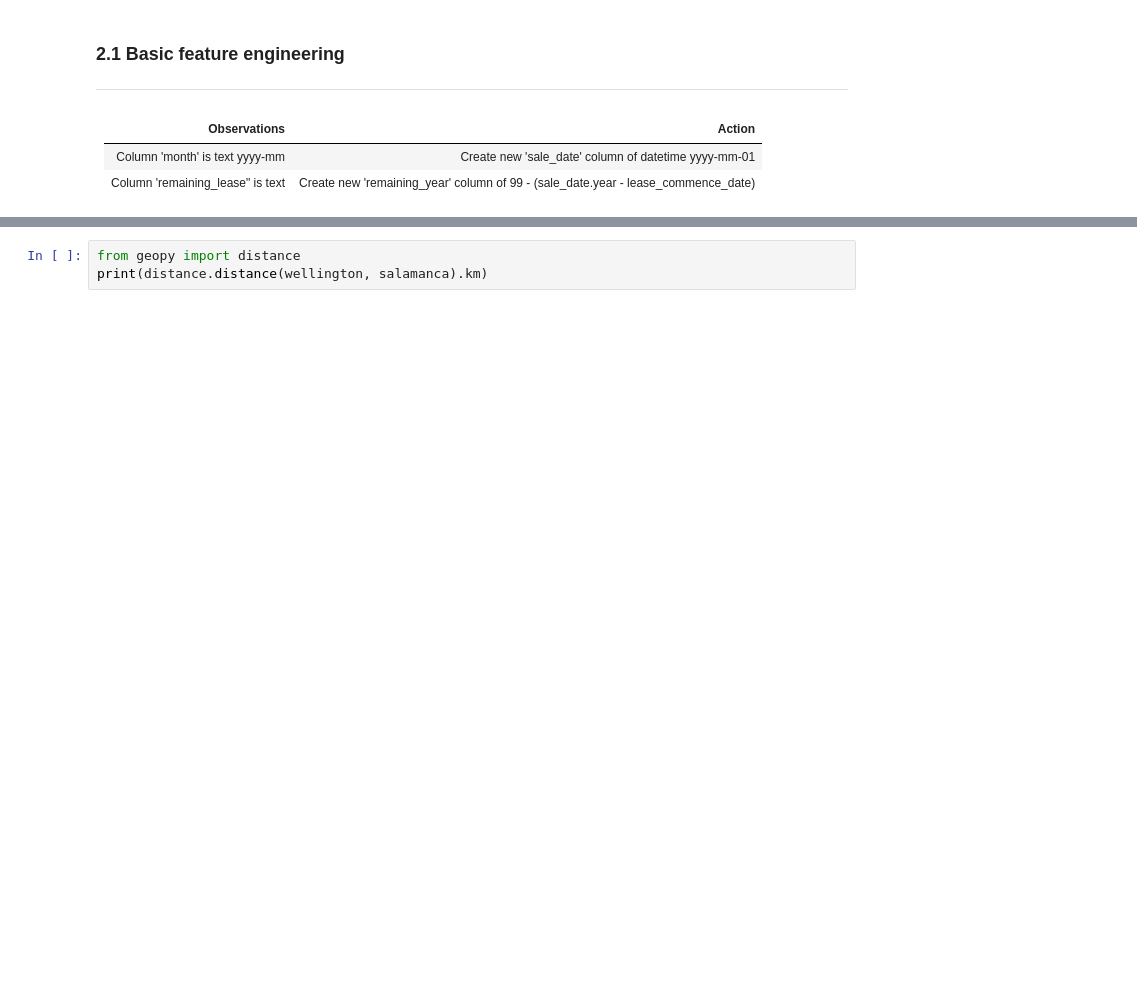
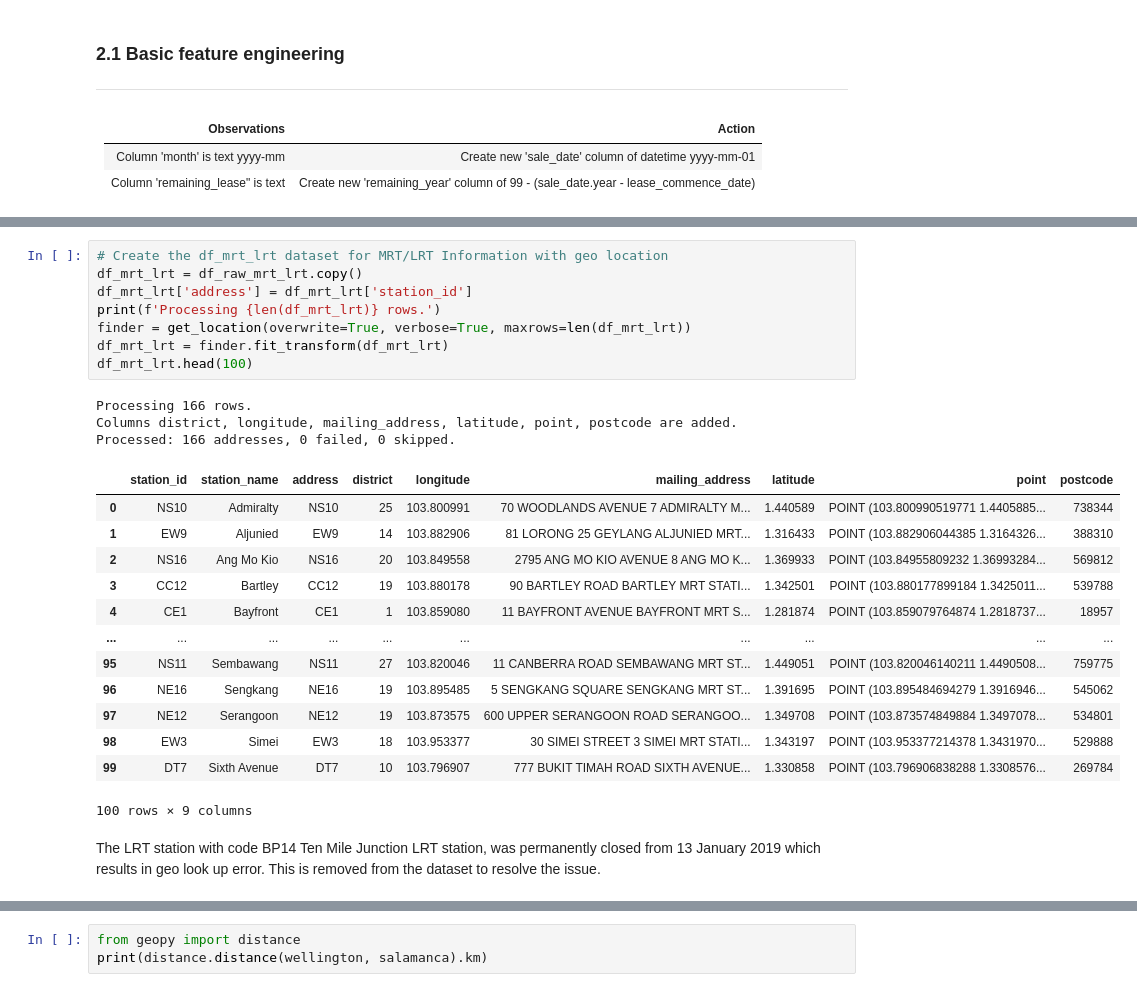
Before and after one commit to ElangSetiawan/sg-hdb-resale, a Jupyter notebook: notebooks/Elang-SG-HDB-Resale-EDA.ipynb, the cells around one changed output, grey strips where cells are left out. Cells and saved outputs as stored; diff of their text form; blank space fills up the shorter version.

```diff
--- a/notebooks/Elang-SG-HDB-Resale-EDA.ipynb
+++ b/notebooks/Elang-SG-HDB-Resale-EDA.ipynb
@@ -300 +541,28 @@ df_all.head(-3)
 ___
+# %%
+# Create the df_mrt_lrt dataset for MRT/LRT Information with geo location
+df_mrt_lrt = df_raw_mrt_lrt.copy()
+df_mrt_lrt['address'] = df_mrt_lrt['station_id']
+print(f'Processing {len(df_mrt_lrt)} rows.')
+finder = get_location(overwrite=True, verbose=True, maxrows=len(df_mrt_lrt))
+df_mrt_lrt = finder.fit_transform(df_mrt_lrt)
+df_mrt_lrt.head(100)
+# %% [output]
+Processing 166 rows.
+Columns district, longitude, mailing_address, latitude, point, postcode are added.
+Processed: 166 addresses, 0 failed, 0 skipped.
+|  | station_id | station_name | address | district | longitude | mailing_address | latitude | point | postcode |
+| 0 | NS10 | Admiralty | NS10 | 25 | 103.800991 | 70 WOODLANDS AVENUE 7 ADMIRALTY M... | 1.440589 | POINT (103.800990519771 1.4405885... | 738344 |
+| 1 | EW9 | Aljunied | EW9 | 14 | 103.882906 | 81 LORONG 25 GEYLANG ALJUNIED MRT... | 1.316433 | POINT (103.882906044385 1.3164326... | 388310 |
+| 2 | NS16 | Ang Mo Kio | NS16 | 20 | 103.849558 | 2795 ANG MO KIO AVENUE 8 ANG MO K... | 1.369933 | POINT (103.84955809232 1.36993284... | 569812 |
+| 3 | CC12 | Bartley | CC12 | 19 | 103.880178 | 90 BARTLEY ROAD BARTLEY MRT STATI... | 1.342501 | POINT (103.880177899184 1.3425011... | 539788 |
+| 4 | CE1 | Bayfront | CE1 | 1 | 103.859080 | 11 BAYFRONT AVENUE BAYFRONT MRT S... | 1.281874 | POINT (103.859079764874 1.2818737... | 18957 |
+| ... | ... | ... | ... | ... | ... | ... | ... | ... | ... |
+| 95 | NS11 | Sembawang | NS11 | 27 | 103.820046 | 11 CANBERRA ROAD SEMBAWANG MRT ST... | 1.449051 | POINT (103.820046140211 1.4490508... | 759775 |
+| 96 | NE16 | Sengkang | NE16 | 19 | 103.895485 | 5 SENGKANG SQUARE SENGKANG MRT ST... | 1.391695 | POINT (103.895484694279 1.3916946... | 545062 |
+| 97 | NE12 | Serangoon | NE12 | 19 | 103.873575 | 600 UPPER SERANGOON ROAD SERANGOO... | 1.349708 | POINT (103.873574849884 1.3497078... | 534801 |
+| 98 | EW3 | Simei | EW3 | 18 | 103.953377 | 30 SIMEI STREET 3 SIMEI MRT STATI... | 1.343197 | POINT (103.953377214378 1.3431970... | 529888 |
+| 99 | DT7 | Sixth Avenue | DT7 | 10 | 103.796907 | 777 BUKIT TIMAH ROAD SIXTH AVENUE... | 1.330858 | POINT (103.796906838288 1.3308576... | 269784 |
+100 rows × 9 columns
+# %% [markdown]
+The LRT station with code BP14 Ten Mile Junction LRT station, was permanently closed from 13 January 2019 which results in geo look up error. This is removed from the dataset to resolve the issue.
```
Also changed, not shown: parts of 42 cells of this notebook, 5 other files.
